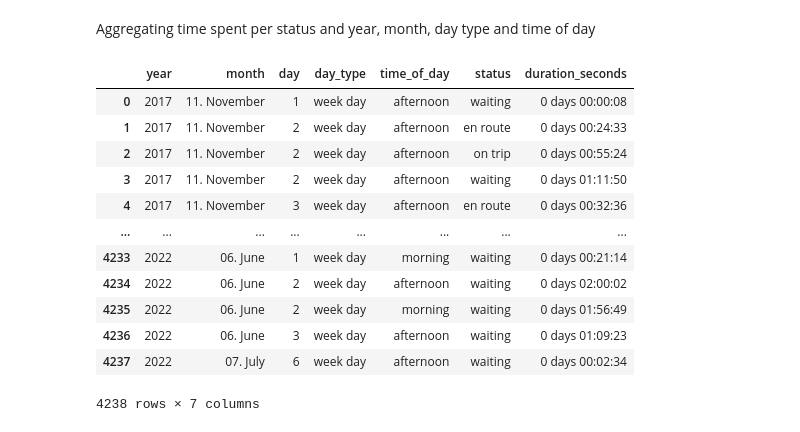
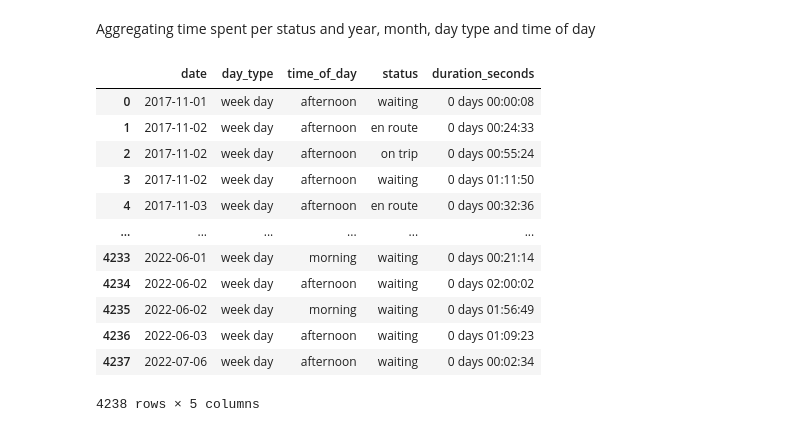
Before and after one commit to hestiaAI/uber-analysis, a Jupyter notebook: Analysis.ipynb, the cells around one changed output. Saved outputs shown, nothing was run; the diff lists cells and outputs as text; code cells hidden in the pictures.

```diff
--- a/Analysis.ipynb
+++ b/Analysis.ipynb
@@ -437,7 +438,8 @@ def interval_to_df(interval: P.interval, status: str) -> pd.DataFrame:
 Preparing data from `02-period_df.csv` into a format of (begin, end, status)
 # %%
 df_02 = pd.read_csv(processed_folder / '02-period_df.csv',
-                    usecols=['request_timestamp_local', 'begintrip_timestamp_local', 'dropoff_timestamp_local', 'status'])
+                    usecols=['request_timestamp_local', 'begintrip_timestamp_local', 'dropoff_timestamp_local',
+                             'status'])
 df_02 = df_02[df_02.status.isin(['completed', 'fare_split'])].drop(columns='status')
 df_02.columns = ['request', 'begintrip', 'dropoff']
 
@@ -500,29 +502,29 @@ def split(df: pd.DataFrame) -> pd.DataFrame:
 # %% [markdown]
 Aggregating time spent per status and year, month, day type and time of day
 # %%
-df = pd.concat([interval_to_df(on_trip, 'on trip'), interval_to_df(en_route, 'en route'), interval_to_df(waiting, 'waiting')])
-df = split(df)
+agg = pd.concat(
+    [interval_to_df(on_trip, 'on trip'), interval_to_df(en_route, 'en route'), interval_to_df(waiting, 'waiting')])
+agg = split(agg)
 # now we can compute all of these time properties since they will be the same for begin and end
-df['year'] = df.begin.dt.year
-df['month'] = df.begin.apply(lambda d: f'{d.month:02d}. {d.month_name()}')
-df['day'] = df.begin.dt.day
-df['day_type'] = (df.begin.dt.weekday < 5).replace({True: 'week day', False: 'weekend'})
-df['time_of_day'] = (df.begin.dt.hour < 12).replace({True: 'morning', False: 'afternoon'})
-df['duration_seconds'] = df.end - df.begin
-time_lost = df.groupby(['year', 'month', 'day', 'day_type', 'time_of_day', 'status'])['duration_seconds'].sum().reset_index()
-time_lost.to_csv(processed_folder / 'time_lost.csv', index=False)
-time_lost
+agg['date'] = agg.begin.dt.date
+agg['day_type'] = (agg.begin.dt.weekday < 5).replace({True: 'week day', False: 'weekend'})
+agg['time_of_day'] = (agg.begin.dt.hour < 12).replace({True: 'morning', False: 'afternoon'})
+agg['duration_seconds'] = agg.end - agg.begin
+time_per_status = agg.groupby(['date', 'day_type', 'time_of_day', 'status'])[
+    'duration_seconds'].sum().reset_index()
+time_per_status.to_csv(processed_folder / 'time_per_status.csv', index=False)
+time_per_status
 # %% [output]
-|  | year | month | day | day_type | time_of_day | status | duration_seconds |
-| 0 | 2017 | 11. November | 1 | week day | afternoon | waiting | 0 days 00:00:08 |
-| 1 | 2017 | 11. November | 2 | week day | afternoon | en route | 0 days 00:24:33 |
-| 2 | 2017 | 11. November | 2 | week day | afternoon | on trip | 0 days 00:55:24 |
-| 3 | 2017 | 11. November | 2 | week day | afternoon | waiting | 0 days 01:11:50 |
-| 4 | 2017 | 11. November | 3 | week day | afternoon | en route | 0 days 00:32:36 |
-| ... | ... | ... | ... | ... | ... | ... | ... |
-| 4233 | 2022 | 06. June | 1 | week day | morning | waiting | 0 days 00:21:14 |
-| 4234 | 2022 | 06. June | 2 | week day | afternoon | waiting | 0 days 02:00:02 |
-| 4235 | 2022 | 06. June | 2 | week day | morning | waiting | 0 days 01:56:49 |
-| 4236 | 2022 | 06. June | 3 | week day | afternoon | waiting | 0 days 01:09:23 |
-| 4237 | 2022 | 07. July | 6 | week day | afternoon | waiting | 0 days 00:02:34 |
+|  | date | day_type | time_of_day | status | duration_seconds |
+| 0 | 2017-11-01 | week day | afternoon | waiting | 0 days 00:00:08 |
+| 1 | 2017-11-02 | week day | afternoon | en route | 0 days 00:24:33 |
+| 2 | 2017-11-02 | week day | afternoon | on trip | 0 days 00:55:24 |
+| 3 | 2017-11-02 | week day | afternoon | waiting | 0 days 01:11:50 |
+| 4 | 2017-11-03 | week day | afternoon | en route | 0 days 00:32:36 |
+| ... | ... | ... | ... | ... | ... |
+| 4233 | 2022-06-01 | week day | morning | waiting | 0 days 00:21:14 |
+| 4234 | 2022-06-02 | week day | afternoon | waiting | 0 days 02:00:02 |
+| 4235 | 2022-06-02 | week day | morning | waiting | 0 days 01:56:49 |
+| 4236 | 2022-06-03 | week day | afternoon | waiting | 0 days 01:09:23 |
+| 4237 | 2022-07-06 | week day | afternoon | waiting | 0 days 00:02:34 |
-4238 rows × 7 columns
+4238 rows × 5 columns
```
Also changed, not shown: parts of 13 cells of this notebook.
